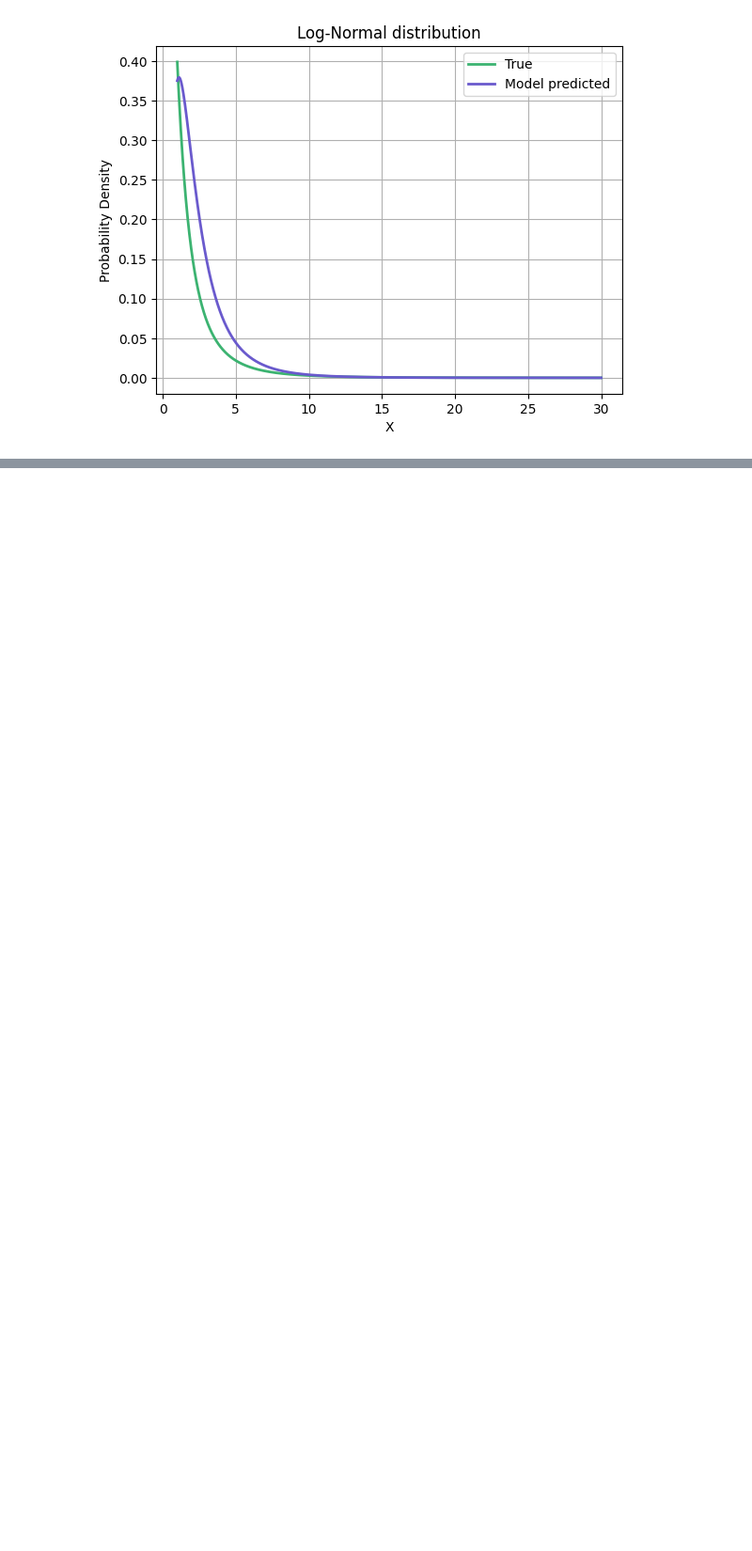
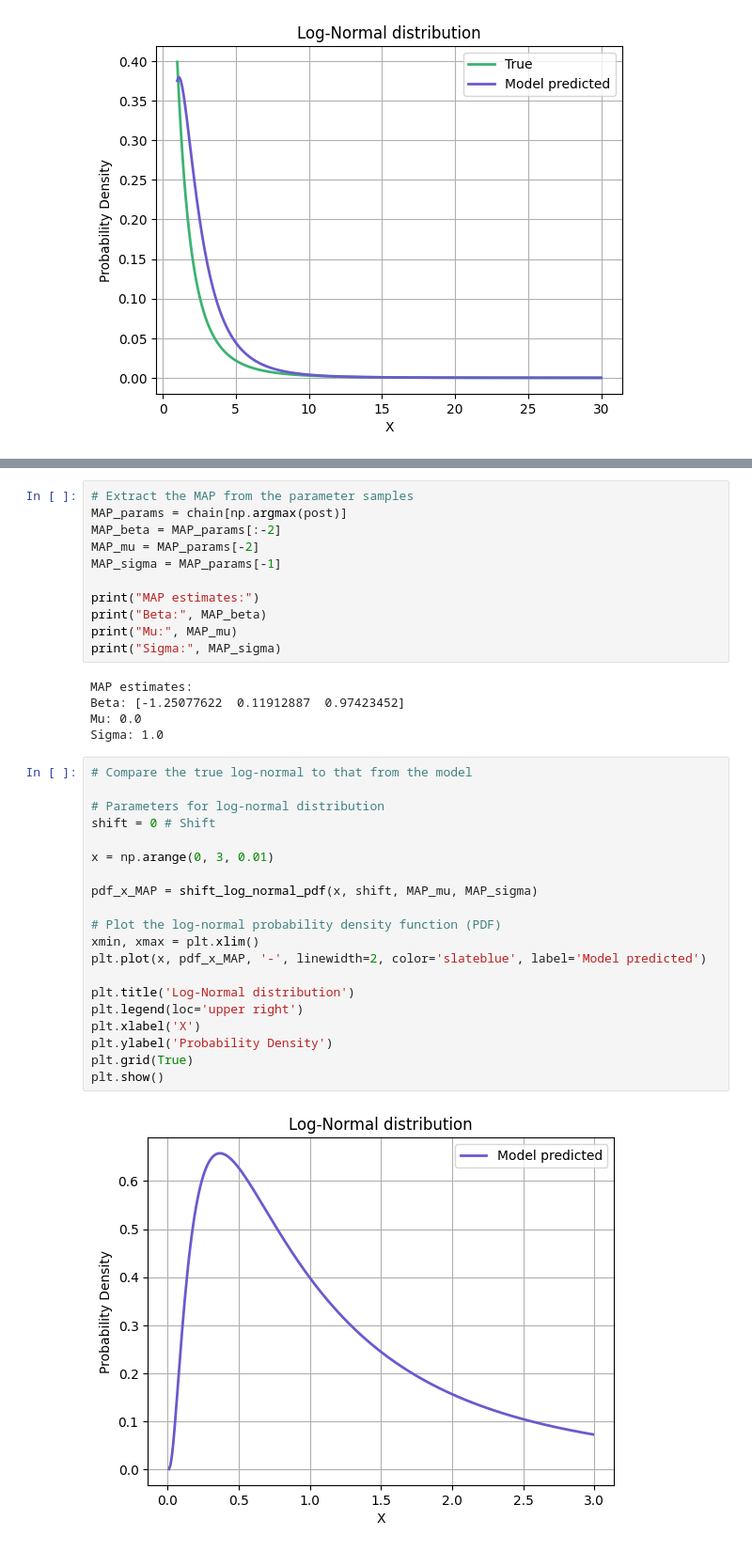
Before and after one commit to Bea-Taylor/DifDem_inequalities, a Jupyter notebook: nbs/core/05_ml_custom_regression_model.ipynb, the cells around one changed output, grey strips where cells are left out. Shown at 94% size. Saved outputs shown, nothing was run; the diff lists cells and outputs as text; blank space fills up the shorter version.

```diff
--- a/nbs/core/05_ml_custom_regression_model.ipynb
+++ b/nbs/core/05_ml_custom_regression_model.ipynb
@@ -325,0 +387,38 @@ plt.show()
+# %%
+# Extract the MAP from the parameter samples
+MAP_params = chain[np.argmax(post)]
+MAP_beta = MAP_params[:-2]
+MAP_mu = MAP_params[-2]
+MAP_sigma = MAP_params[-1]
+
+print("MAP estimates:")
+print("Beta:", MAP_beta)
+print("Mu:", MAP_mu)
+print("Sigma:", MAP_sigma)
+# %% [output]
+MAP estimates:
+Beta: [-1.25077622  0.11912887  0.97423452]
+Mu: 0.0
+Sigma: 1.0
+# %%
+# Compare the true log-normal to that from the model
+
+# Parameters for log-normal distribution
+shift = 0 # Shift
+
+x = np.arange(0, 3, 0.01)
+
+pdf_x_MAP = shift_log_normal_pdf(x, shift, MAP_mu, MAP_sigma)
+
+# Plot the log-normal probability density function (PDF)
+xmin, xmax = plt.xlim()
+plt.plot(x, pdf_x_MAP, '-', linewidth=2, color='slateblue', label='Model predicted')
+
+plt.title('Log-Normal distribution')
+plt.legend(loc='upper right')
+plt.xlabel('X')
+plt.ylabel('Probability Density')
+plt.grid(True)
+plt.show()
+# %% [output]
+[figure, added]
```
Also changed, not shown: parts of 8 cells of this notebook.
